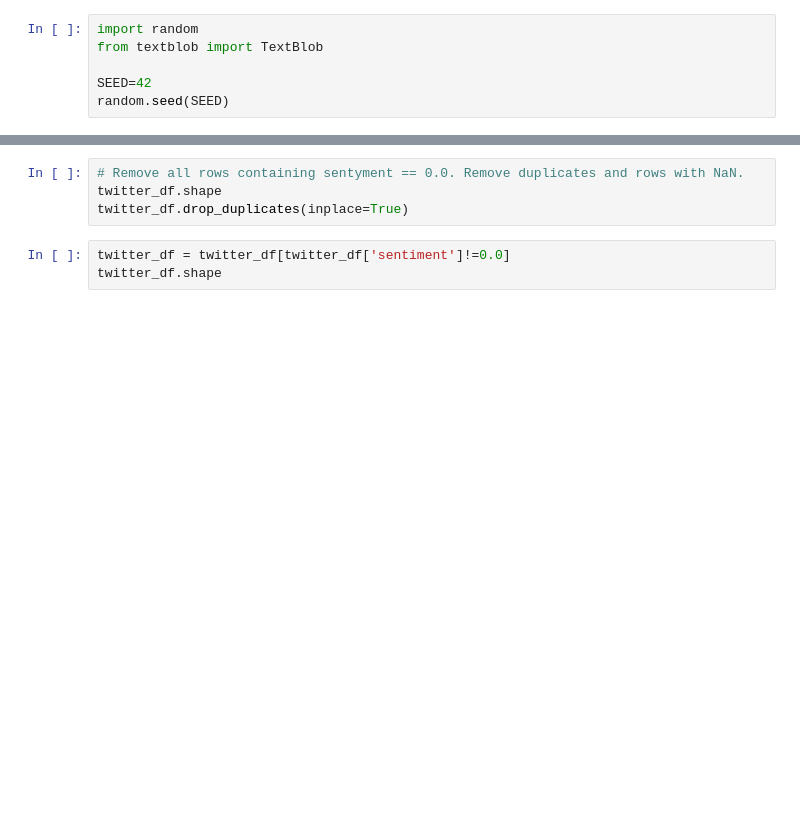
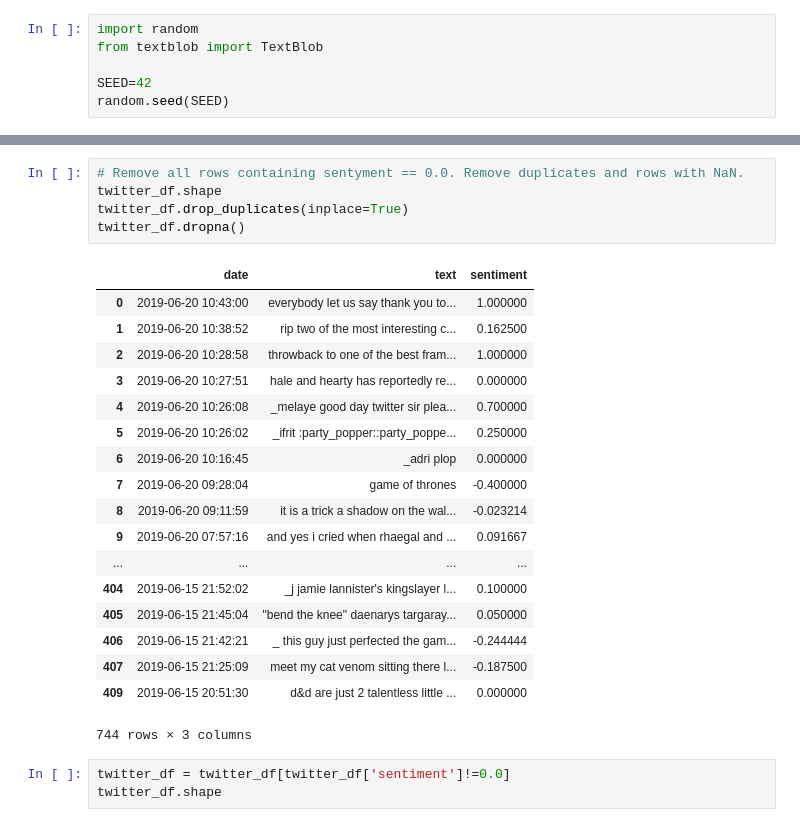
Before and after one commit to tischencko/twitter_fun, a Jupyter notebook: tweets_analisys_GOT_Finale_fastText.ipynb, the cells around one changed output, grey strips where cells are left out. Cells and saved outputs as stored; diff of their text form; blank space fills up the shorter version.

```diff
--- a/tweets_analisys_GOT_Finale_fastText.ipynb
+++ b/tweets_analisys_GOT_Finale_fastText.ipynb
@@ -424,7 +413,27 @@ twitter_df.head()
 # %%
 # Remove all rows containing sentyment == 0.0. Remove duplicates and rows with NaN.
 twitter_df.shape
 twitter_df.drop_duplicates(inplace=True)
+twitter_df.dropna()
+# %% [output]
+|  | date | text | sentiment |
+| 0 | 2019-06-20 10:43:00 | everybody let us say thank you to... | 1.000000 |
+| 1 | 2019-06-20 10:38:52 | rip two of the most interesting c... | 0.162500 |
+| 2 | 2019-06-20 10:28:58 | throwback to one of the best fram... | 1.000000 |
+| 3 | 2019-06-20 10:27:51 | hale and hearty has reportedly re... | 0.000000 |
+| 4 | 2019-06-20 10:26:08 | _melaye good day twitter sir plea... | 0.700000 |
+| 5 | 2019-06-20 10:26:02 | _ifrit :party_popper::party_poppe... | 0.250000 |
+| 6 | 2019-06-20 10:16:45 | _adri plop | 0.000000 |
+| 7 | 2019-06-20 09:28:04 | game of thrones | -0.400000 |
+| 8 | 2019-06-20 09:11:59 | it is a trick a shadow on the wal... | -0.023214 |
+| 9 | 2019-06-20 07:57:16 | and yes i cried when rhaegal and ... | 0.091667 |
+| ... | ... | ... | ... |
+| 404 | 2019-06-15 21:52:02 | _j jamie lannister's kingslayer l... | 0.100000 |
+| 405 | 2019-06-15 21:45:04 | "bend the knee" daenarys targaray... | 0.050000 |
+| 406 | 2019-06-15 21:42:21 | _ this guy just perfected the gam... | -0.244444 |
+| 407 | 2019-06-15 21:25:09 | meet my cat venom sitting there l... | -0.187500 |
+| 409 | 2019-06-15 20:51:30 | d&d are just 2 talentless little ... | 0.000000 |
+744 rows × 3 columns
 # %%
 twitter_df = twitter_df[twitter_df['sentiment']!=0.0]
 twitter_df.shape
```
Also changed, not shown: parts of 13 cells of this notebook, 1 other file.
